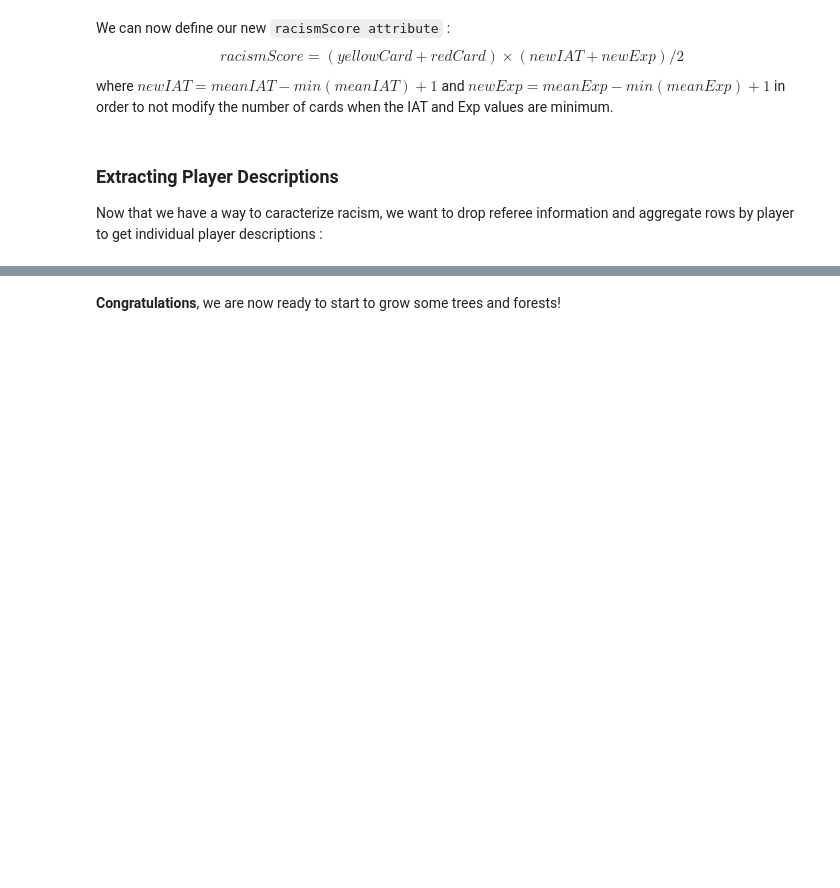
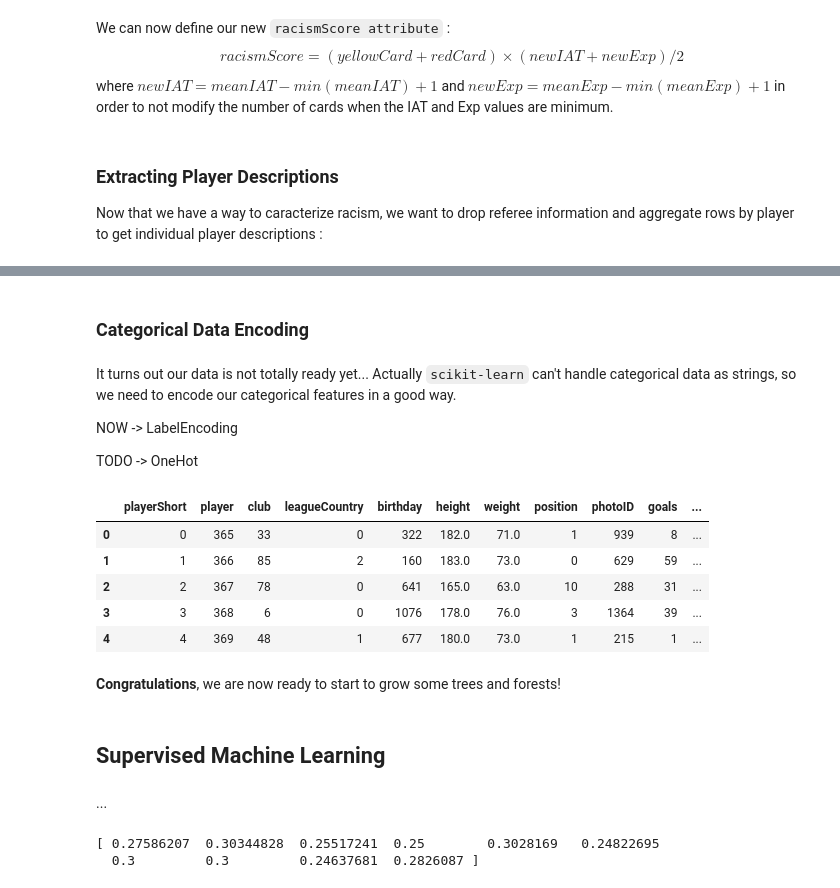
Before and after one commit to loistal/ADA_lab1, a Jupyter notebook: 04 - Applied ML/Football Players ML.ipynb, the cells around one changed output, grey strips where cells are left out. Cells and saved outputs as stored; diff of their text form; code cells hidden in the pictures; blank space fills up the shorter version.

Commit message:
categorical data encoding

```diff
--- a/04 - Applied ML/Football Players ML.ipynb
+++ b/04 - Applied ML/Football Players ML.ipynb
@@ -237,2 +238,52 @@ df.head(5)
+# %% [markdown]
+### Categorical Data Encoding
+# %% [markdown]
+It turns out our data is not totally ready yet... Actually `scikit-learn` can't handle categorical data as strings, so we need to encode our categorical features in a good way.
+
+NOW -> LabelEncoding
+
+TODO -> OneHot
+# %%
+from sklearn import preprocessing
+
+# Define categorical columns
+cat_cols = ['playerShort', 'player', 'club', 'leagueCountry', 'birthday', 'position', 'photoID', 'skinColor']
+
+# Encode each of these columns
+for feature in cat_cols:
+    # Label encoding
+    le = preprocessing.LabelEncoder()
+    df[feature] = le.fit_transform(df[feature])
+
+    # One-Hot encoding
+    #ohe = preprocessing.OneHotEncoder()
+    #print(ohe.fit_transform(enc.reshape(-1, 1)).toarray())
+
+df.head()
+# %% [output]
+|  | playerShort | player | club | leagueCountry | birthday | height | weight | position | photoID | goals | ... |
+| 0 | 0 | 365 | 33 | 0 | 322 | 182.0 | 71.0 | 1 | 939 | 8 | ... |
+| 1 | 1 | 366 | 85 | 2 | 160 | 183.0 | 73.0 | 0 | 629 | 59 | ... |
+| 2 | 2 | 367 | 78 | 0 | 641 | 165.0 | 63.0 | 10 | 288 | 31 | ... |
+| 3 | 3 | 368 | 6 | 0 | 1076 | 178.0 | 76.0 | 3 | 1364 | 39 | ... |
+| 4 | 4 | 369 | 48 | 1 | 677 | 180.0 | 73.0 | 1 | 215 | 1 | ... |
 # %% [markdown]
 **Congratulations**, we are now ready to start to grow some trees and forests!
+# %% [markdown]
+## Supervised Machine Learning
+# %% [markdown]
+...
+# %%
+from sklearn.ensemble import RandomForestClassifier
+from sklearn.cross_validation import cross_val_score
+
+train = df.drop(['skinColor'], axis = 1)
+labels = df['skinColor']
+
+rfc = RandomForestClassifier()
+#rfc.fit(train, labels)
+acc = cross_val_score(rfc, train, labels, cv=10, scoring='accuracy')
+print(acc)
+# %% [output]
+[ 0.27586207  0.30344828  0.25517241  0.25        0.3028169   0.24822695
+  0.3         0.3         0.24637681  0.2826087 ]
```
Also changed, not shown: parts of 2 cells of this notebook.
